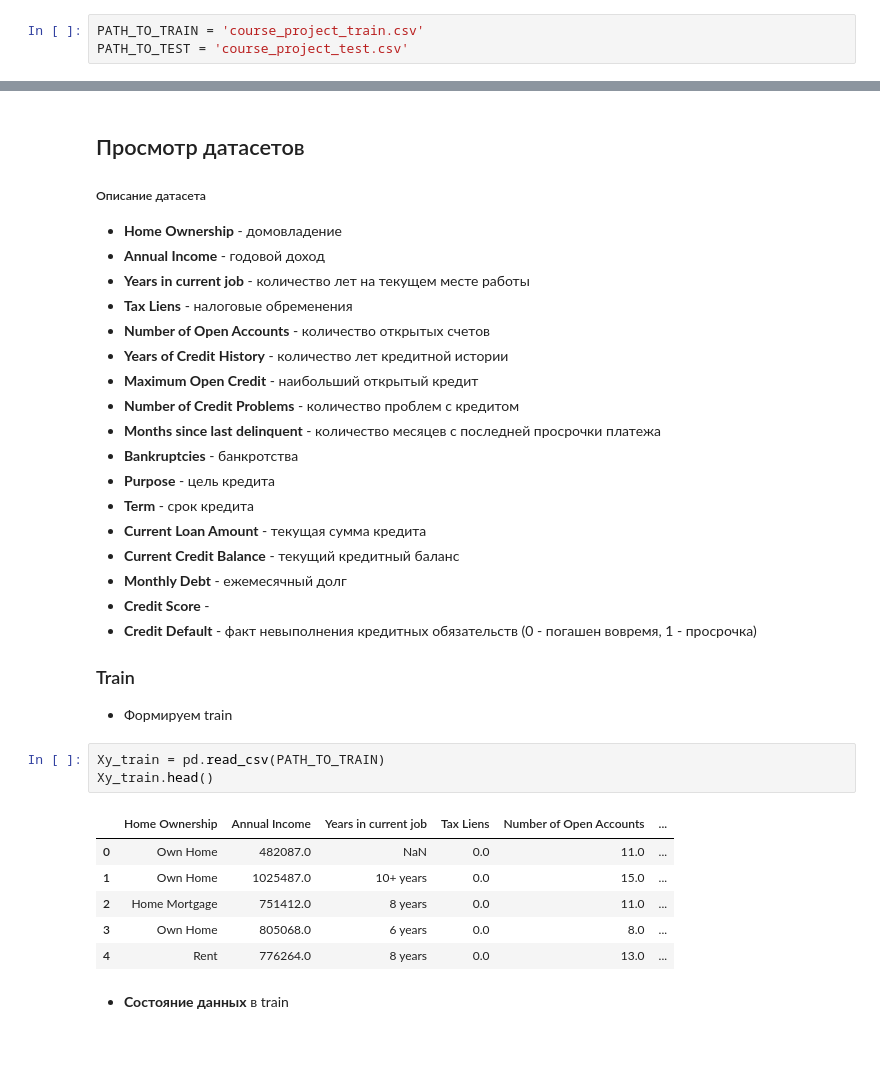
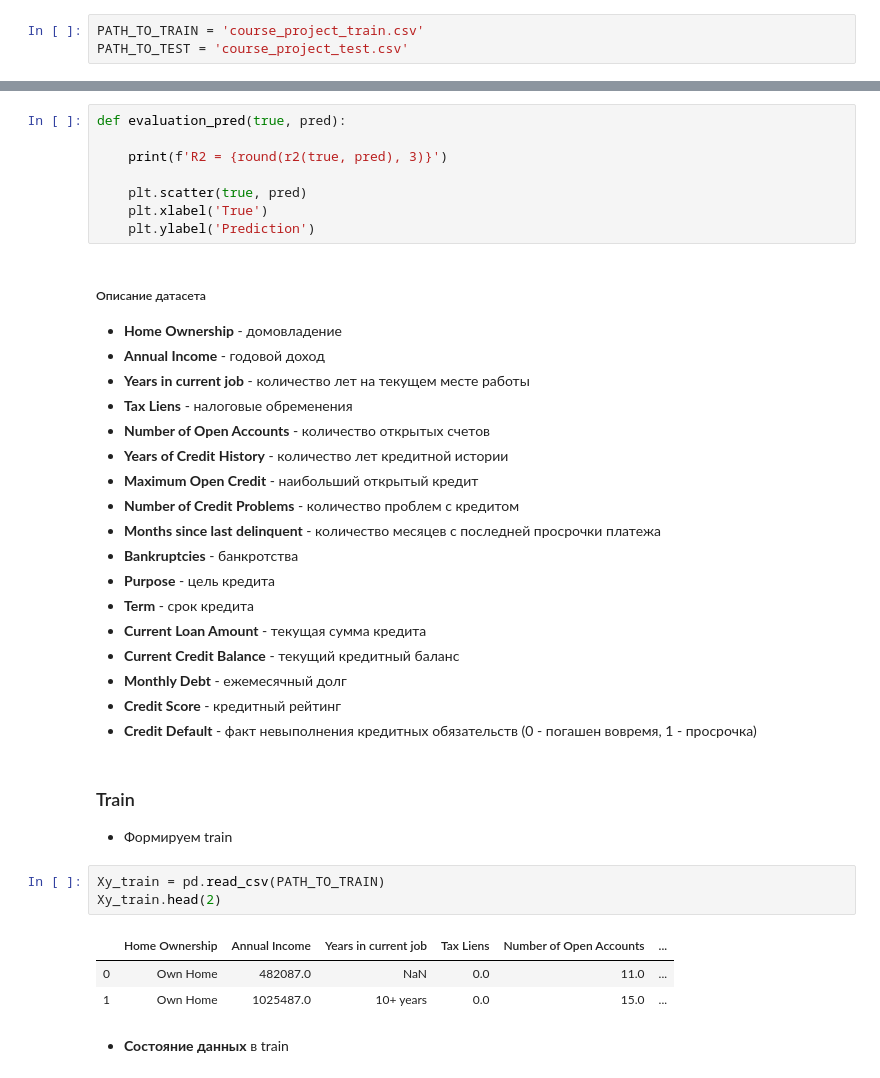
Before and after one commit to Yegor9151/-Python-Libraries-for-Data-Science-Continued, a Jupyter notebook: course_project/SorokinEL_course_project.ipynb, the cells around one changed output, grey strips where cells are left out. Cells and saved outputs as stored; diff of their text form; blank space fills up the shorter version.

```diff
--- a/course_project/SorokinEL_course_project.ipynb
+++ b/course_project/SorokinEL_course_project.ipynb
@@ -18,6 +105,12 @@ PATH_TO_TEST = 'course_project_test.csv'
+# %%
+def evaluation_pred(true, pred):
+
+    print(f'R2 = {round(r2(true, pred), 3)}')
+
+    plt.scatter(true, pred)
+    plt.xlabel('True')
+    plt.ylabel('Prediction')
 # %% [markdown]
-## Просмотр датасетов
-
 ##### Описание датасета
 
 * **Home Ownership** - домовладение
@@ -35,21 +128,18 @@ PATH_TO_TEST = 'course_project_test.csv'
 * **Current Loan Amount** - текущая сумма кредита
 * **Current Credit Balance** - текущий кредитный баланс
 * **Monthly Debt** - ежемесячный долг
-* **Credit Score** -
+* **Credit Score** - кредитный рейтинг
 * **Credit Default** - факт невыполнения кредитных обязательств (0 - погашен вовремя, 1 - просрочка)
-
-### Train
-- Формируем train
+# %% [markdown]
+### Train
+- Формируем train
 # %%
 Xy_train = pd.read_csv(PATH_TO_TRAIN)
-Xy_train.head()
+Xy_train.head(2)
 # %% [output]
 |  | Home Ownership | Annual Income | Years in current job | Tax Liens | Number of Open Accounts | ... |
 | 0 | Own Home | 482087.0 | NaN | 0.0 | 11.0 | ... |
 | 1 | Own Home | 1025487.0 | 10+ years | 0.0 | 15.0 | ... |
-| 2 | Home Mortgage | 751412.0 | 8 years | 0.0 | 11.0 | ... |
-| 3 | Own Home | 805068.0 | 6 years | 0.0 | 8.0 | ... |
-| 4 | Rent | 776264.0 | 8 years | 0.0 | 13.0 | ... |
 # %% [markdown]
 - __Состояние данных__ в train
 # %%
```
Also changed, not shown: parts of 53 cells of this notebook.
